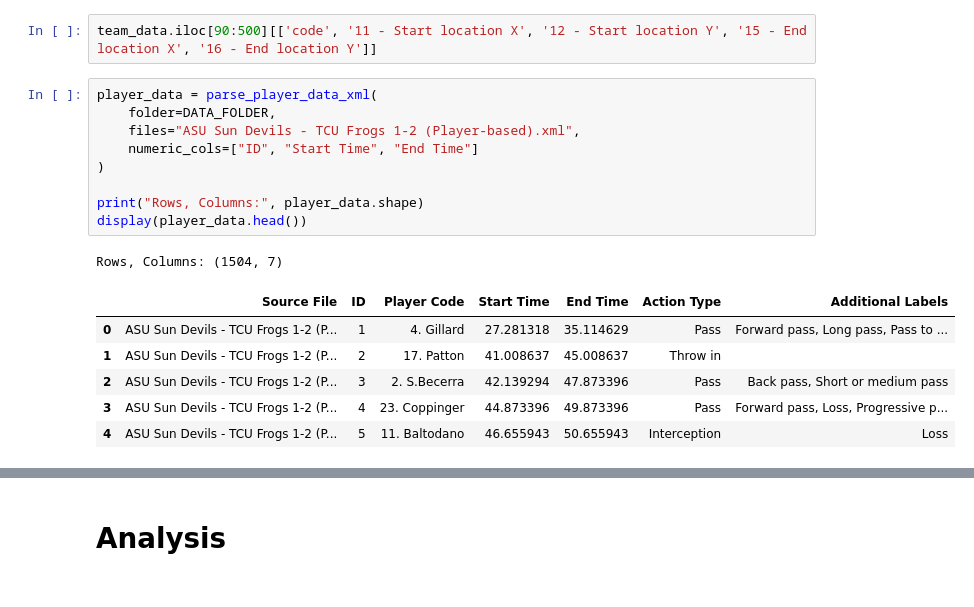
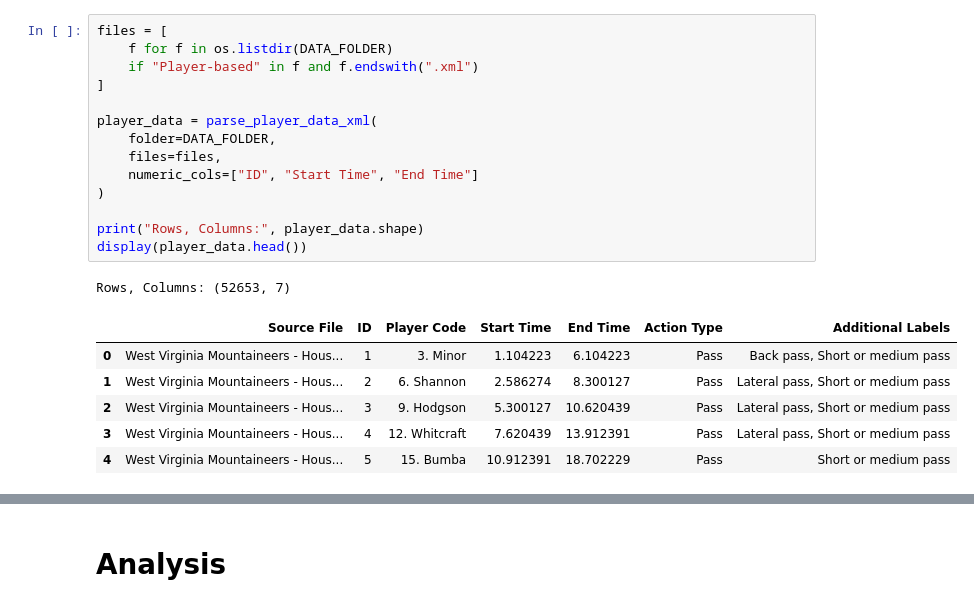
Before and after one commit to Hungagainagainagain/UofU-Soccer-Analytics, a Jupyter notebook: 2025season_analytics.ipynb, the cells around one changed output, grey strips where cells are left out. Saved outputs shown, nothing was run; the diff lists cells and outputs as text.

```diff
--- a/2025season_analytics.ipynb
+++ b/2025season_analytics.ipynb
@@ -63,19 +72,22 @@ Length: 24, dtype: str
-# %%
-team_data.iloc[90:500][['code', '11 - Start location X', '12 - Start location Y', '15 - End location X', '16 - End location Y']]
 # %%
+files = [
+    f for f in os.listdir(DATA_FOLDER)
+    if "Player-based" in f and f.endswith(".xml")
+]
+
 player_data = parse_player_data_xml(
     folder=DATA_FOLDER,
-    files="ASU Sun Devils - TCU Frogs 1-2 (Player-based).xml",
+    files=files,
     numeric_cols=["ID", "Start Time", "End Time"]
 )
 
 print("Rows, Columns:", player_data.shape)
 display(player_data.head())
 # %% [output]
-Rows, Columns: (1504, 7)
+Rows, Columns: (52653, 7)
 |  | Source File | ID | Player Code | Start Time | End Time | Action Type | Additional Labels |
-| 0 | ASU Sun Devils - TCU Frogs 1-2 (P... | 1 | 4. Gillard | 27.281318 | 35.114629 | Pass | Forward pass, Long pass, Pass to ... |
-| 1 | ASU Sun Devils - TCU Frogs 1-2 (P... | 2 | 17. Patton | 41.008637 | 45.008637 | Throw in |  |
-| 2 | ASU Sun Devils - TCU Frogs 1-2 (P... | 3 | 2. S.Becerra | 42.139294 | 47.873396 | Pass | Back pass, Short or medium pass |
-| 3 | ASU Sun Devils - TCU Frogs 1-2 (P... | 4 | 23. Coppinger | 44.873396 | 49.873396 | Pass | Forward pass, Loss, Progressive p... |
-| 4 | ASU Sun Devils - TCU Frogs 1-2 (P... | 5 | 11. Baltodano | 46.655943 | 50.655943 | Interception | Loss |
+| 0 | West Virginia Mountaineers - Hous... | 1 | 3. Minor | 1.104223 | 6.104223 | Pass | Back pass, Short or medium pass |
+| 1 | West Virginia Mountaineers - Hous... | 2 | 6. Shannon | 2.586274 | 8.300127 | Pass | Lateral pass, Short or medium pass |
+| 2 | West Virginia Mountaineers - Hous... | 3 | 9. Hodgson | 5.300127 | 10.620439 | Pass | Lateral pass, Short or medium pass |
+| 3 | West Virginia Mountaineers - Hous... | 4 | 12. Whitcraft | 7.620439 | 13.912391 | Pass | Lateral pass, Short or medium pass |
+| 4 | West Virginia Mountaineers - Hous... | 5 | 15. Bumba | 10.912391 | 18.702229 | Pass | Short or medium pass |
```
Also changed, not shown: parts of 21 cells of this notebook, 32 other files.
